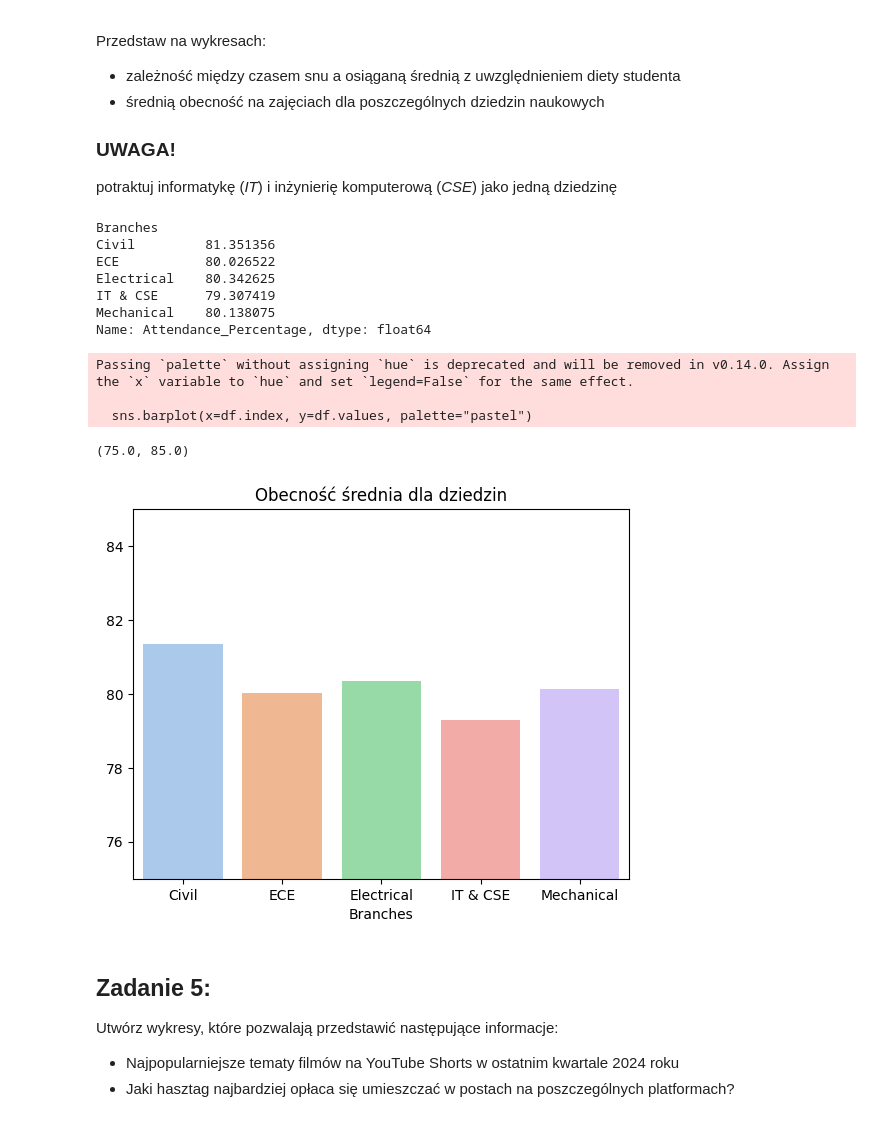
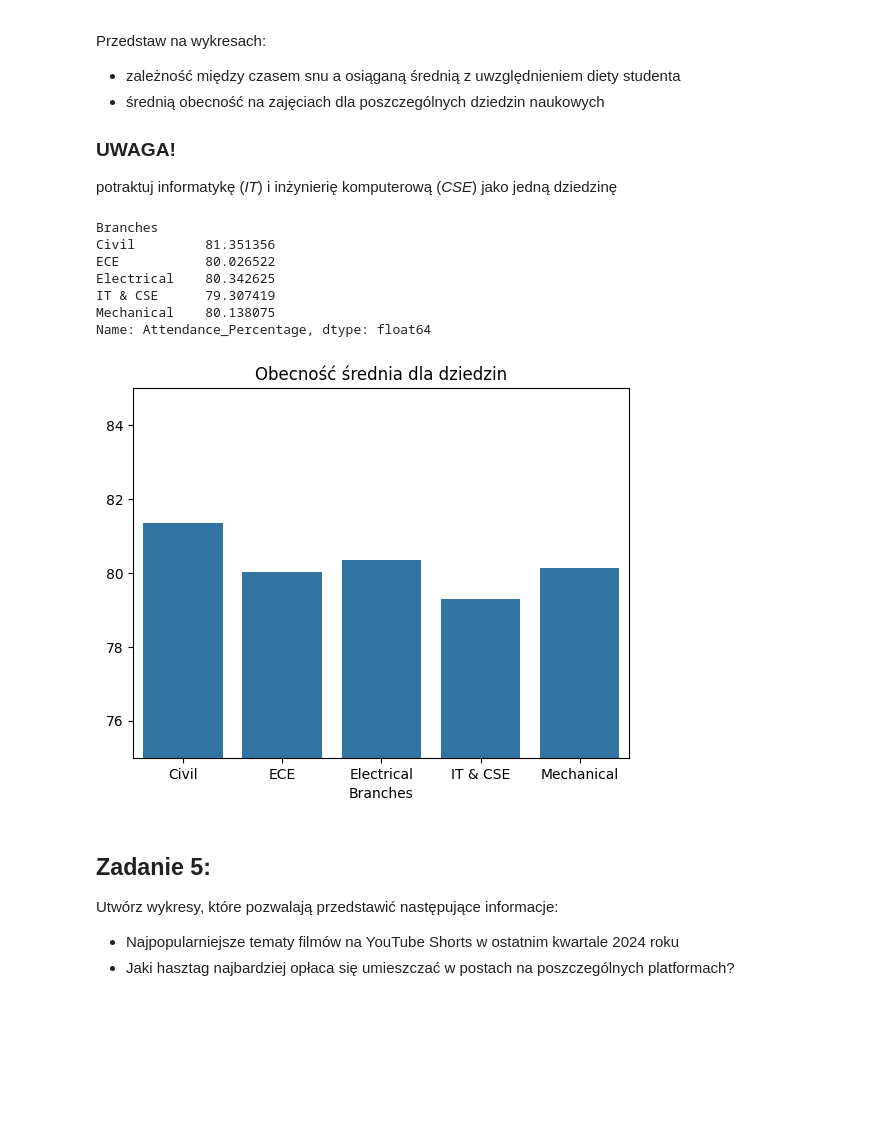
Before and after one commit to Zajecia-na-PWr-LR/lista-1-Oliwier2903, a Jupyter notebook: UczenieMaszynowe_25_26_Lista1.ipynb, the cells around one changed output. Cells and saved outputs as stored; diff of their text form; code cells hidden in the pictures; blank space fills up the shorter version.

```diff
--- a/UczenieMaszynowe_25_26_Lista1.ipynb
+++ b/UczenieMaszynowe_25_26_Lista1.ipynb
@@ -56,11 +56,11 @@ Wyświetl ramkę danych spełniającą następujące kryteria:
 # %%
 df = pd.read_csv("/content/data/student_lifestyle_performance_dataset.csv", sep=",")
 
-df = df.sort_values(by="CGPA", ascending=False).head(15)
+cdf = df.sort_values(by="CGPA", ascending=False).head(15).copy()
 
-zad1 = df[["Age", "Study_Hours_per_Day", "Screen_Time_Hours", "Gym_Hours_per_Week"]]
+cdf = cdf[["Age", "Study_Hours_per_Day", "Screen_Time_Hours", "Gym_Hours_per_Week"]]
 
-print(zad1)
+print(cdf)
 # %% [output]
      Age  Study_Hours_per_Day  Screen_Time_Hours  Gym_Hours_per_Week
 657   22                 6.85               3.84               12.67
@@ -93,9 +93,9 @@ dodaj do ramki danych kolumnę z wyliczoną średnią ilością czasu wolnego, k
 - kolumna z czasem wolnym powinna wyświetlać się jako pierwsza z lewej
 - czas wolny powinien być zaokrąglony do drugiej liczby po przecinku
 # %%
-df = pd.read_csv("/content/data/student_lifestyle_performance_dataset.csv", sep=",")
-df["mean_free_time"] = round(24 - 2.5 - df["Study_Hours_per_Day"] - df["Screen_Time_Hours"] - df["Sleep_Hours"] - (df["Gym_Hours_per_Week"] / 7), 2)
-print(df[["mean_free_time", "Study_Hours_per_Day", "Screen_Time_Hours", "Sleep_Hours", "Gym_Hours_per_Week"]])
+cdf = df.copy()
+cdf["mean_free_time"] = round(24 - 2.5 - cdf["Study_Hours_per_Day"] - cdf["Screen_Time_Hours"] - cdf["Sleep_Hours"] - (cdf["Gym_Hours_per_Week"] / 7), 2)
+print(cdf[["mean_free_time", "Study_Hours_per_Day", "Screen_Time_Hours", "Sleep_Hours", "Gym_Hours_per_Week"]])
 # %% [output]
      mean_free_time  Study_Hours_per_Day  Screen_Time_Hours  Sleep_Hours  \
 0              0.91                 4.14               9.23         6.84
@@ -122,11 +122,11 @@ utwórz ramkę danych pozwalającą odpowiedzieć na następujące pytania
 ### UWAGA!
 Uwzględnij wyłącznie informacje o pełnoletnich studentach.
 # %%
-df = pd.read_csv("/content/data/student_lifestyle_performance_dataset.csv", sep=",")
-df = df[df["Age"] > 18]
-print(df[["Branch", "Stress_Level_1_to_10"]].groupby("Branch").mean().sort_values(by="Stress_Level_1_to_10", ascending=False))
+cdf = df.copy()
+cdf = cdf[cdf["Age"] > 18]
+print(cdf[["Branch", "Stress_Level_1_to_10"]].groupby("Branch").mean().sort_values(by="Stress_Level_1_to_10", ascending=False))
 
-print(df[["Branch", "Sleep_Hours"]].groupby("Branch").median().loc[["IT", "Mechanical"]])
+print(cdf[["Branch", "Sleep_Hours"]].groupby("Branch").median().loc[["IT", "Mechanical"]])
 # %% [output]
             Stress_Level_1_to_10
 Branch
@@ -148,41 +148,36 @@ Przedstaw na wykresach:
 ### UWAGA!
 potraktuj informatykę (*IT*) i inżynierię komputerową (*CSE*) jako jedną dziedzinę
 # %%
-df = pd.read_csv("/content/data/student_lifestyle_performance_dataset.csv", sep=",")
+cdf = df.copy()
 
-
-sns.scatterplot(data=df, x="Sleep_Hours", y="CGPA", hue="Diet_Type", style="Diet_Type", s=30)
+sns.scatterplot(data=cdf, x="Sleep_Hours", y="CGPA", hue="Diet_Type", style="Diet_Type", s=30)
 plt.title("Zależność czasu snu do średniej uwzględniając dietę studenta")
 plt.savefig("cgpa_to_sleep_hours.png", dpi=150)
 
-df["Branches"] = df["Branch"].replace({
+cdf["Branches"] = df["Branch"].replace({
     "IT" : "IT & CSE",
     "CSE" : "IT & CSE"
 })
 
-df = df.groupby("Branches")["Attendance_Percentage"].mean()
+cdf = cdf.groupby("Branches")["Attendance_Percentage"].mean()
 
-print(df)
+print(cdf)
 
 plt.clf()
 
-sns.barplot(x=df.index, y=df.values, palette="pastel")
+sns.barplot(x=cdf.index, y=cdf.values)
 plt.title("Obecność średnia dla dziedzin")
+plt.ylim(75, 85)
 plt.savefig("Attendance_by_branches.png", dpi=150)
-plt.ylim(75, 85)
 # %% [output]
 Branches
 Civil         81.351356
 ECE           80.026522
 Electrical    80.342625
 IT & CSE      79.307419
 Mechanical    80.138075
 Name: Attendance_Percentage, dtype: float64
-Passing `palette` without assigning `hue` is deprecated and will be removed in v0.14.0. Assign the `x` variable to `hue` and set `legend=False` for the same effect.
-
-  sns.barplot(x=df.index, y=df.values, palette="pastel")
-(75.0, 85.0)
-[figure, old version]
+[figure, new version]
 # %% [markdown]
 ## Zadanie 5:
 Utwórz wykresy, które pozwalają przedstawić następujące informacje:
```
Also changed, not shown: parts of 2 cells of this notebook.
